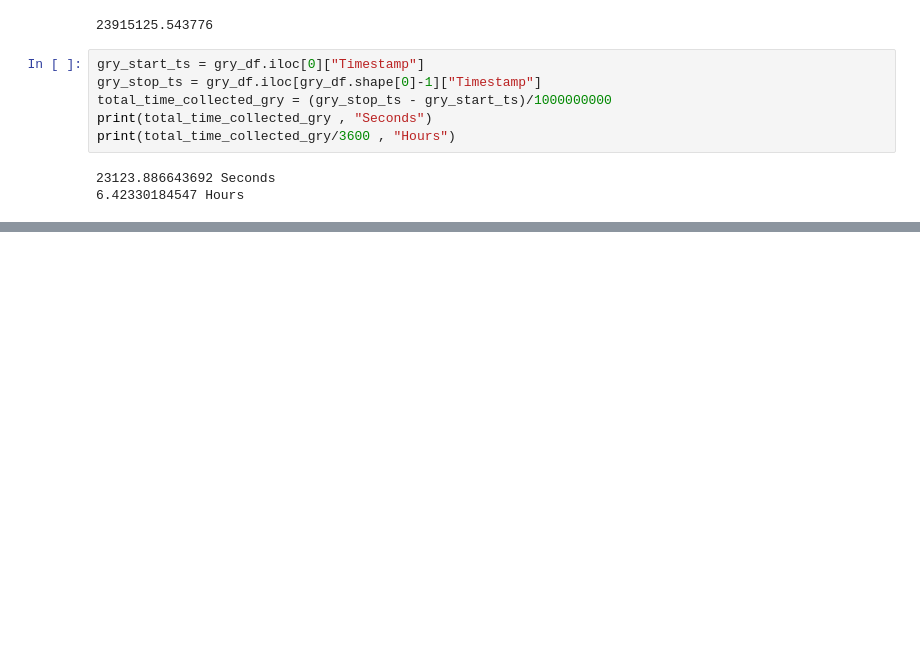
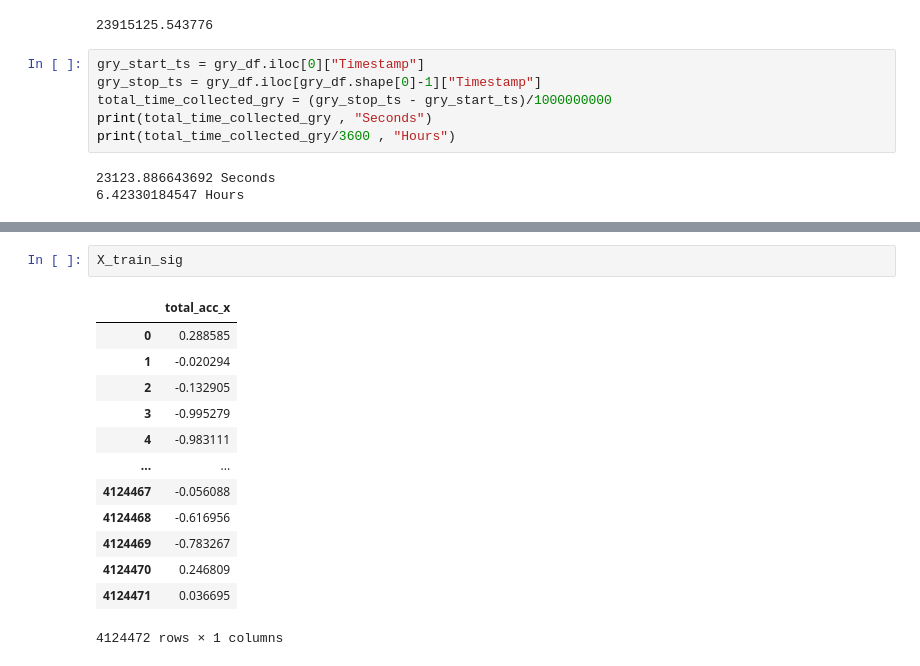
Before and after one commit to wearablebiosensing/SmartWatch-DataCollection-system, a Jupyter notebook: DataAnalysis/DataAnalysis.ipynb, the cells around one changed output, grey strips where cells are left out. Drawn from its saved outputs; the diff is of its cells as text; blank space fills up the shorter version.

```diff
--- a/DataAnalysis/DataAnalysis.ipynb
+++ b/DataAnalysis/DataAnalysis.ipynb
@@ -109,0 +226,16 @@ print(total_time_collected_gry/3600 , "Hours")
+# %%
+X_train_sig
+# %% [output]
+|  | total_acc_x |
+| 0 | 0.288585 |
+| 1 | -0.020294 |
+| 2 | -0.132905 |
+| 3 | -0.995279 |
+| 4 | -0.983111 |
+| ... | ... |
+| 4124467 | -0.056088 |
+| 4124468 | -0.616956 |
+| 4124469 | -0.783267 |
+| 4124470 | 0.246809 |
+| 4124471 | 0.036695 |
+4124472 rows × 1 columns
```
Also changed, not shown: parts of 18 cells of this notebook, 9 other files.
